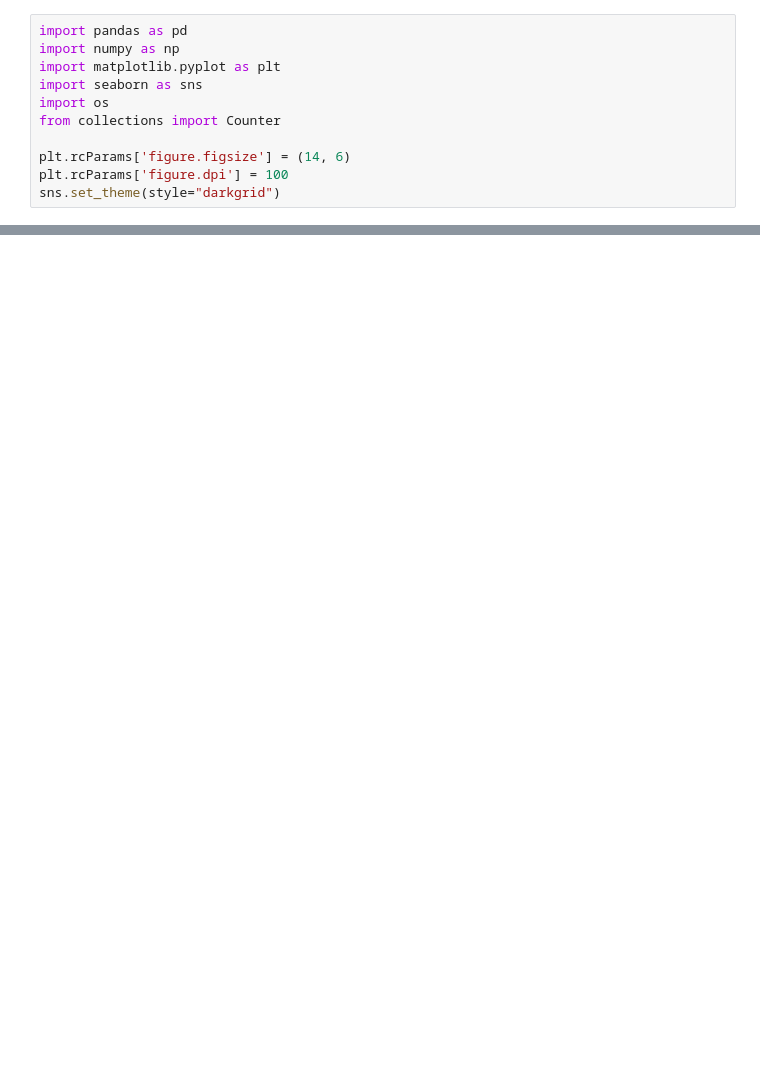
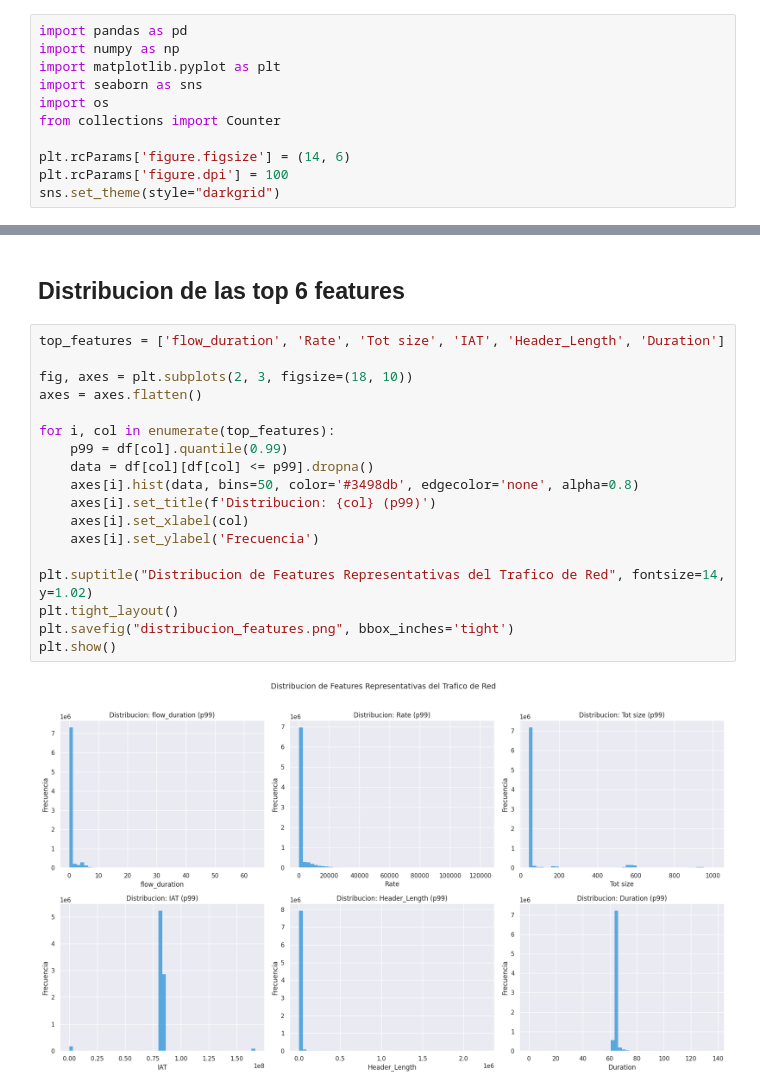
Before and after one commit to xtsebas/iot-intrusion-detection-ml, a Jupyter notebook: notebooks/analisis_exploratorio.ipynb, the cells around one changed output, grey strips where cells are left out. Saved outputs shown, nothing was run; the diff lists cells and outputs as text; blank space fills up the shorter version.

```diff
--- a/notebooks/analisis_exploratorio.ipynb
+++ b/notebooks/analisis_exploratorio.ipynb
@@ -17,0 +232,22 @@ ParserError: Error tokenizing data. C error: out of memory
+# %% [markdown]
+## Distribucion de las top 6 features
+# %%
+top_features = ['flow_duration', 'Rate', 'Tot size', 'IAT', 'Header_Length', 'Duration']
+
+fig, axes = plt.subplots(2, 3, figsize=(18, 10))
+axes = axes.flatten()
+
+for i, col in enumerate(top_features):
+    p99 = df[col].quantile(0.99)
+    data = df[col][df[col] <= p99].dropna()
+    axes[i].hist(data, bins=50, color='#3498db', edgecolor='none', alpha=0.8)
+    axes[i].set_title(f'Distribucion: {col} (p99)')
+    axes[i].set_xlabel(col)
+    axes[i].set_ylabel('Frecuencia')
+
+plt.suptitle("Distribucion de Features Representativas del Trafico de Red", fontsize=14, y=1.02)
+plt.tight_layout()
+plt.savefig("distribucion_features.png", bbox_inches='tight')
+plt.show()
+# %% [output]
+[figure, added]
```
Also changed, not shown: parts of 15 cells of this notebook.
